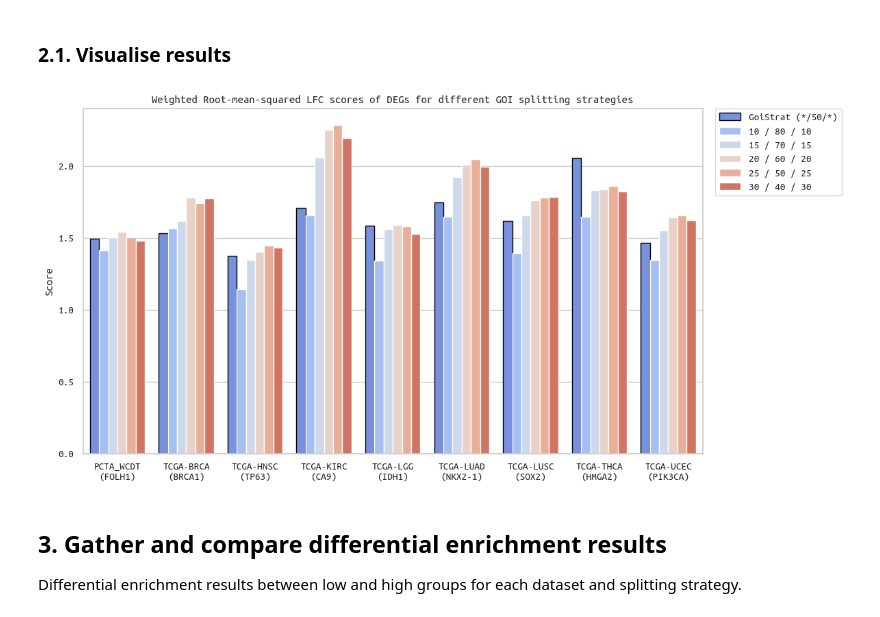
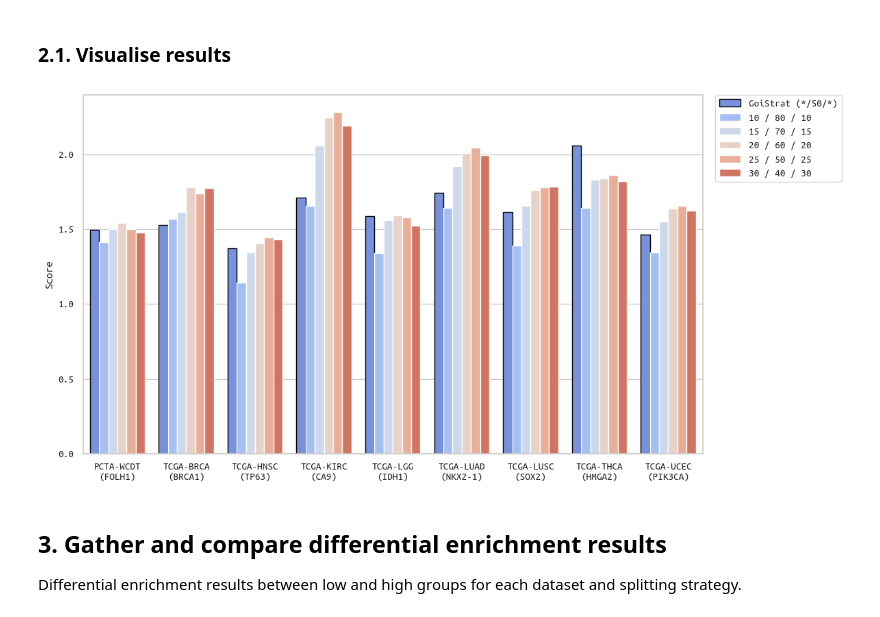
Before and after one commit to CarlosUziel/goi-strat, a Jupyter notebook: notebooks/methods_comparison.ipynb, the cells around one changed output. Cells and saved outputs as stored; diff of their text form; code cells hidden in the pictures.

```diff
--- a/notebooks/methods_comparison.ipynb
+++ b/notebooks/methods_comparison.ipynb
@@ -36,7 +36,7 @@ DATASETS_MARKERS: Dict[str, str] = {
     "TCGA-KIRC": "CA9",  # https://www.sciencedirect.com/science/article/abs/pii/S0959804910006982
     "TCGA-HNSC": "TP63",  # https://aacrjournals.org/mcr/article/17/6/1279/270274/Loss-of-TP63-Promotes-the-Metastasis-of-Head-and
     "TCGA-LGG": "IDH1",  # https://www.neurology.org/doi/abs/10.1212/wnl.0b013e3181f96282
-    "PCTA_WCDT": "FOLH1",  # https://www.nature.com/articles/nrurol.2016.26
+    "PCTA-WCDT": "FOLH1",  # https://www.nature.com/articles/nrurol.2016.26
 }
 PERCENTILES: Iterable[int] = (10, 15, 20, 25, 30)
 RENAME_DICT: Dict = {
@@ -135,7 +135,7 @@ def calculate_row_power(row: pd.Series) -> float:
 
 
 # Apply the function to each row and create a new column 'power'
-group_counts_df["power"] = group_counts_df.apply(calculate_row_power, axis=1)
+group_counts_df["ttest_power"] = group_counts_df.apply(calculate_row_power, axis=1)
 
 group_counts_df.to_csv(MULTI_DATASET_PATH.joinpath("group_counts_df_with_power.csv"))
 # Display the updated DataFrame
@@ -161,5 +223,5 @@ display(group_counts_df)
 # %%
-power_map = group_counts_df["power"].to_dict()
+power_map = group_counts_df["ttest_power"].to_dict()
 print(power_map)
 # %% [output]
 {('TCGA-BRCA (BRCA1)', 'GOI_level'): 0.9988803442132566, ('TCGA-BRCA (BRCA1)', 'GOI_level_10'): 0.9598236158634741, ('TCGA-BRCA (BRCA1)', 'GOI_level_15'): 0.9950879206127476, ('TCGA-BRCA (BRCA1)', 'GO ...
@@ -296,37 +357,37 @@ barplot = sns.barplot(
     palette=PALETTE_STR,
 )
 
 # Customize the plot
 plt.xlabel("")
 plt.ylabel("Score")
-plt.title(
-    "Weighted Root-mean-squared LFC scores of DEGs for different GOI splitting strategies"
-)
+# plt.title(
+#    "Weighted Root-mean-squared LFC scores of DEGs for different GOI splitting strategies"
+# )
 
 # Add a black border to the bar corresponding to "GOI_level"
 for patch, level in zip(barplot.patches, all_degs_scores_df_weighted_melted["Column"]):
     if level == "GoiStrat (*/50/*)":
         patch.set_edgecolor("black")
         patch.set_linewidth(1)
 
 # Move the legend outside of the figure
 plt.legend(bbox_to_anchor=(1.02, 1), loc="upper left", borderaxespad=0.0)
 
 # Show the plot
 plt.tight_layout()
 
 plt.savefig(
     MULTI_DATASET_PATH.joinpath("all_degs_scores_df_weighted_barplot.pdf"),
     bbox_inches="tight",
 )
 plt.savefig(
     MULTI_DATASET_PATH.joinpath("all_degs_scores_df_weighted_barplot.svg"),
     bbox_inches="tight",
 )
 
 plt.show()
 # %% [output]
-[figure, old version]
+[figure, new version]
 # %% [markdown]
 ## 3. Gather and compare differential enrichment results
 
```
Also changed, not shown: parts of 10 cells of this notebook, 1 other file.
